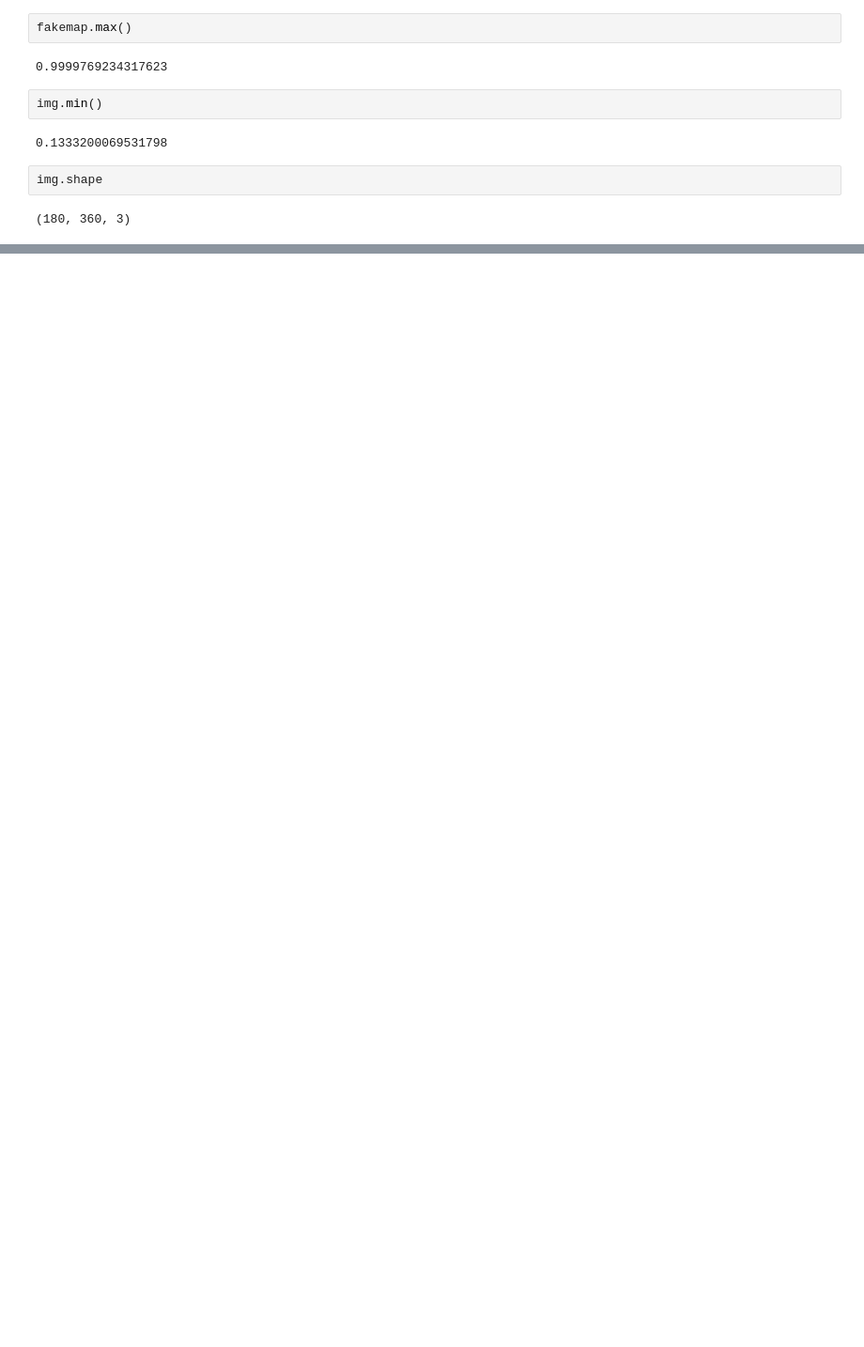
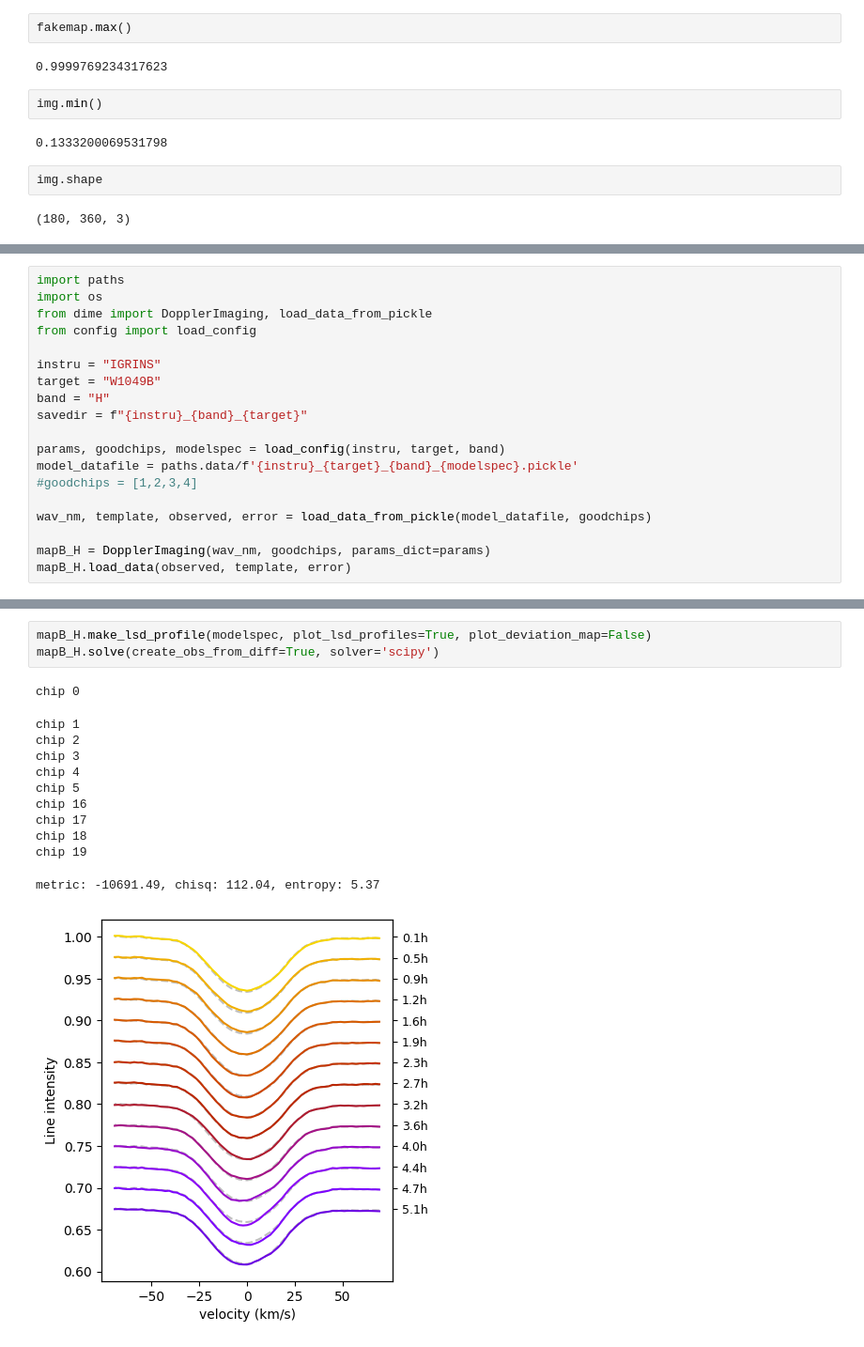
Before and after one commit to alphalyncis/doppler-imaging-maxentropy, a Jupyter notebook: src/test.ipynb, the cells around one changed output, grey strips where cells are left out. Shown: that part at 94% size. Cells and saved outputs as stored; diff of their text form; blank space fills up the shorter version.

Commit message:
sorted configs

```diff
--- a/src/test.ipynb
+++ b/src/test.ipynb
@@ -129,0 +87,19 @@ ValueError: operands could not be broadcast together with shapes (11,) (11,100)
+# %%
+import paths
+import os
+from dime import DopplerImaging, load_data_from_pickle
+from config import load_config
+
+instru = "IGRINS"
+target = "W1049B"
+band = "H"
+savedir = f"{instru}_{band}_{target}"
+
+params, goodchips, modelspec = load_config(instru, target, band)
+model_datafile = paths.data/f'{instru}_{target}_{band}_{modelspec}.pickle'
+#goodchips = [1,2,3,4]
+
+wav_nm, template, observed, error = load_data_from_pickle(model_datafile, goodchips)
+
+mapB_H = DopplerImaging(wav_nm, goodchips, params_dict=params)
+mapB_H.load_data(observed, template, error)
@@ -129,0 +114,16 @@ ValueError: operands could not be broadcast together with shapes (11,) (11,100)
+# %%
+mapB_H.make_lsd_profile(modelspec, plot_lsd_profiles=True, plot_deviation_map=False)
+mapB_H.solve(create_obs_from_diff=True, solver='scipy')
+# %% [output]
+chip 0
+chip 1
+chip 2
+chip 3
+chip 4
+chip 5
+chip 16
+chip 17
+chip 18
+chip 19
+metric: -10691.49, chisq: 112.04, entropy: 5.37
+[figure, added]
```
Also changed, not shown: parts of 12 cells of this notebook, 5 other files.
